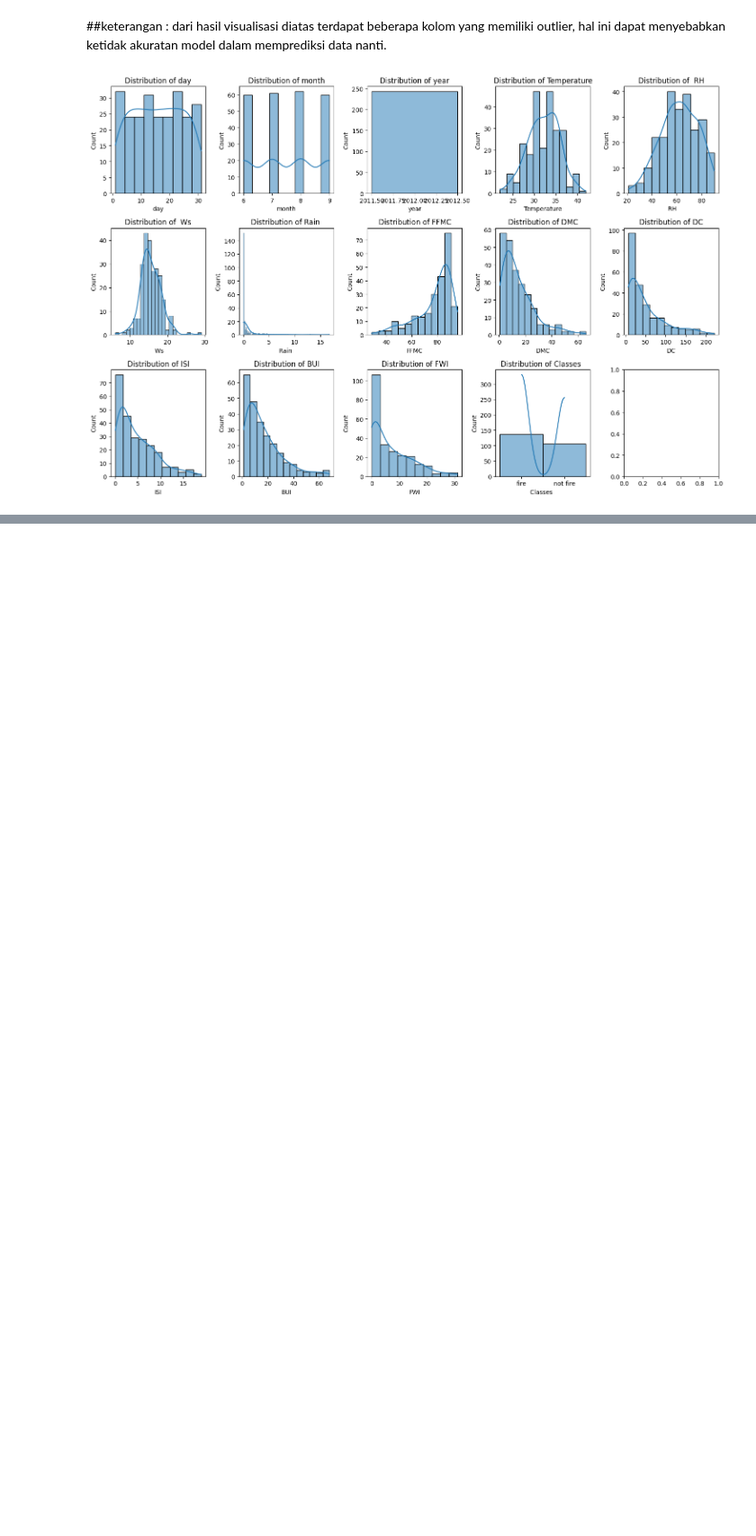
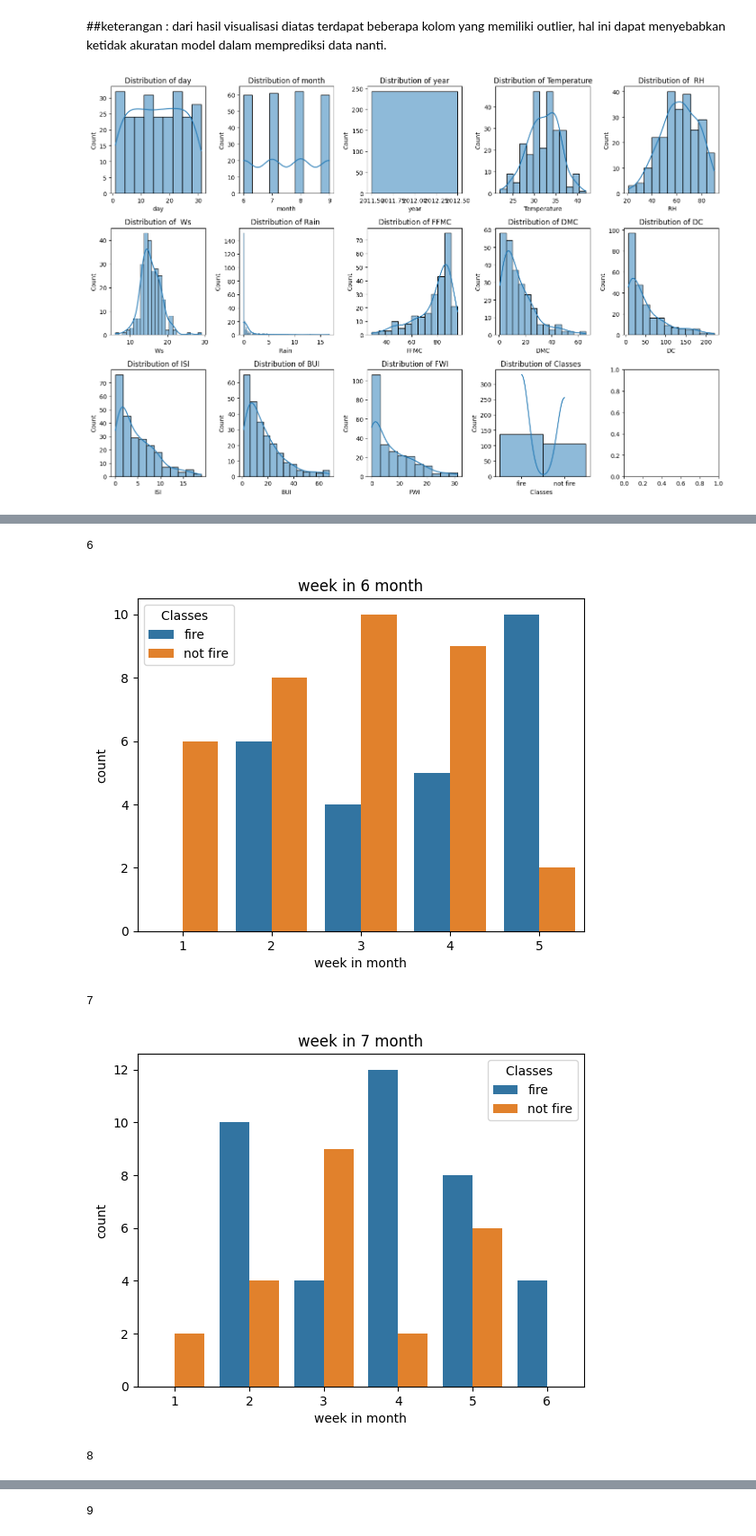
Before and after one commit to inikanipp/Algerian_Forest_Fires_Classification_Prediction, a Jupyter notebook: model/random_forest_classification.ipynb, the cells around one changed output, grey strips where cells are left out. Shown: that part at 90% size. Cells and saved outputs as stored; diff of their text form; code cells hidden in the pictures; blank space fills up the shorter version.

```diff
--- a/model/random_forest_classification.ipynb
+++ b/model/random_forest_classification.ipynb
@@ -213,0 +229,9 @@ plt.show()
+# %%
+# Gabungkan jadi format datetime sementara
+dataset['days'] = pd.to_datetime(dataset[['year', 'month', 'day']])
+
+# Cari minggu pertama dalam bulan itu
+minggu_pertama = dataset['days'].dt.to_period('M').apply(lambda x: x.start_time.isocalendar()[1])
+
+# Hitung minggu dalam bulan
+dataset['week in month'] = dataset['days'].dt.isocalendar().week - minggu_pertama + 1
@@ -213,0 +247,12 @@ plt.show()
+# %%
+for i in dataset['month'].unique() :
+  print(i)
+  sns.countplot(data=dataset.loc[dataset['month']==i], x="week in month", hue="Classes  ")
+  plt.title(f"week in {i} month")
+  plt.show()
+# %% [output]
+6
+[figure, added]
+7
+[figure, added]
+8
@@ -213,0 +260 @@ plt.show()
+9
```
Also changed, not shown: parts of 7 cells of this notebook.
